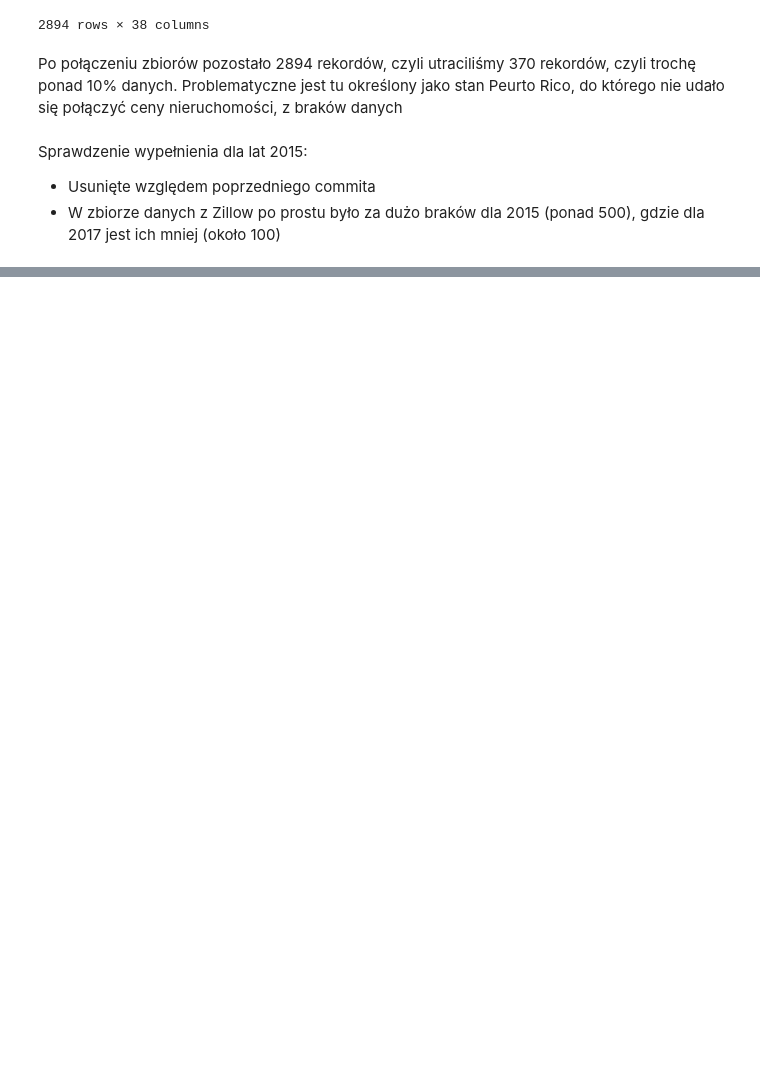
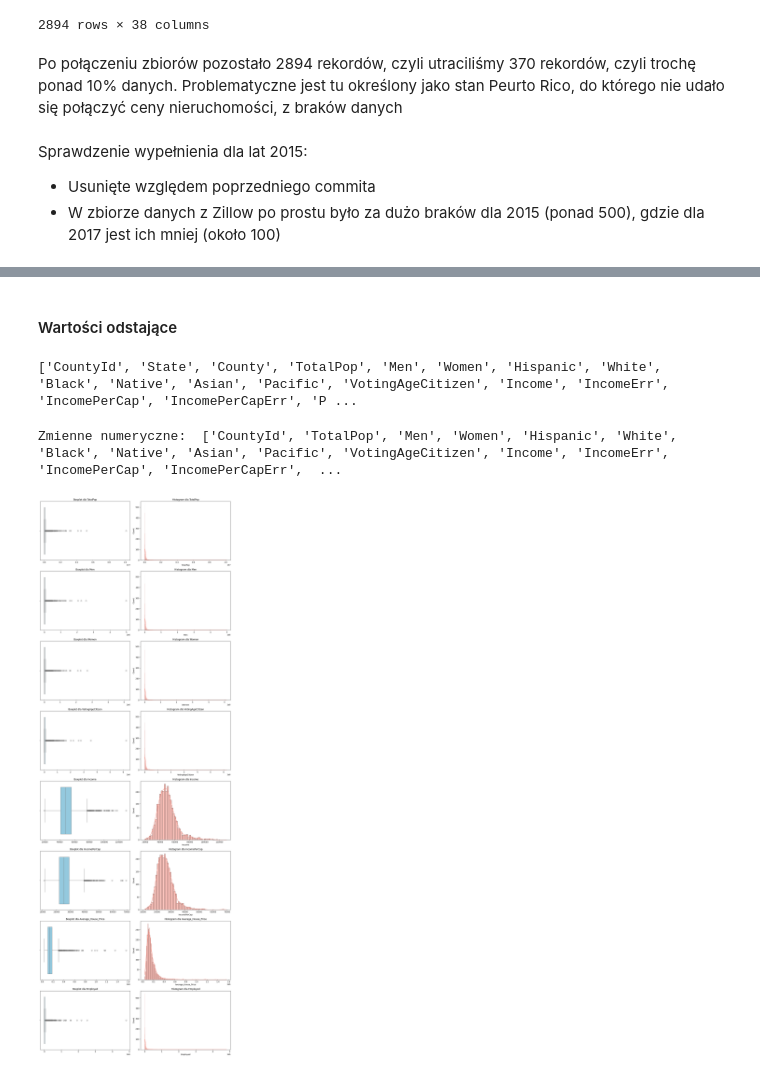
Before and after one commit to juskom/MED2024Z-PROJEKT, a Jupyter notebook: EDA.ipynb, the cells around one changed output, grey strips where cells are left out. Cells and saved outputs as stored; diff of their text form; code cells hidden in the pictures; blank space fills up the shorter version.

Commit message:
dodane boxploty, macierz korelacji bez wniosków i usuwania/przekształcania danych

```diff
--- a/EDA.ipynb
+++ b/EDA.ipynb
@@ -286,0 +320,31 @@ Sprawdzenie wypełnienia dla lat 2015:
+# %% [markdown]
+#### Wartości odstające
+# %%
+print(df_merged.columns.tolist())
+# %% [output]
+['CountyId', 'State', 'County', 'TotalPop', 'Men', 'Women', 'Hispanic', 'White', 'Black', 'Native', 'Asian', 'Pacific', 'VotingAgeCitizen', 'Income', 'IncomeErr', 'IncomePerCap', 'IncomePerCapErr', 'P ...
+# %%
+numerical_cols = df_merged.select_dtypes(include=['number']).columns.tolist()
+print("Zmienne numeryczne: ", numerical_cols)
+# %% [output]
+Zmienne numeryczne:  ['CountyId', 'TotalPop', 'Men', 'Women', 'Hispanic', 'White', 'Black', 'Native', 'Asian', 'Pacific', 'VotingAgeCitizen', 'Income', 'IncomeErr', 'IncomePerCap', 'IncomePerCapErr',  ...
+# %%
+non_percentage_columns = [
+    "TotalPop", "Men", "Women", "VotingAgeCitizen", "Income", "IncomePerCap", "Average_House_Price", "Employed"
+]
+
+fig, axes = plt.subplots(len(non_percentage_columns), 2, figsize=(14, len(non_percentage_columns) * 5))
+
+for i, column in enumerate(non_percentage_columns):
+    sns.boxplot(data=df_merged, x=column, ax=axes[i, 0], color="skyblue")
+    axes[i, 0].set_title(f"Boxplot dla {column}")
+    axes[i, 0].set_xlabel("")
+
+    sns.histplot(data=df_merged, x=column, kde=True, ax=axes[i, 1], color="salmon")
+    axes[i, 1].set_title(f"Histogram dla {column}")
+    axes[i, 1].set_xlabel(column)
+
+plt.tight_layout()
+plt.show()
+# %% [output]
+[figure, added]
```
Also changed, not shown: parts of 12 cells of this notebook.
